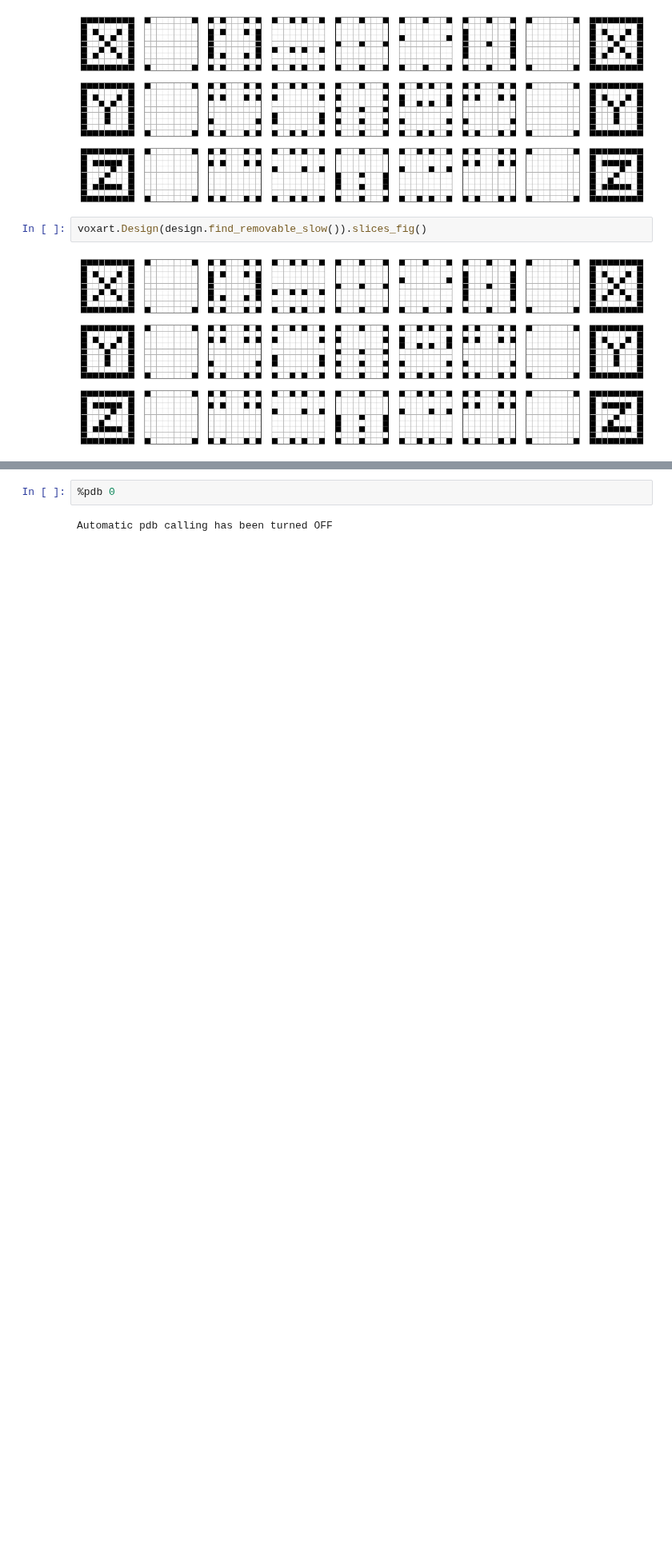
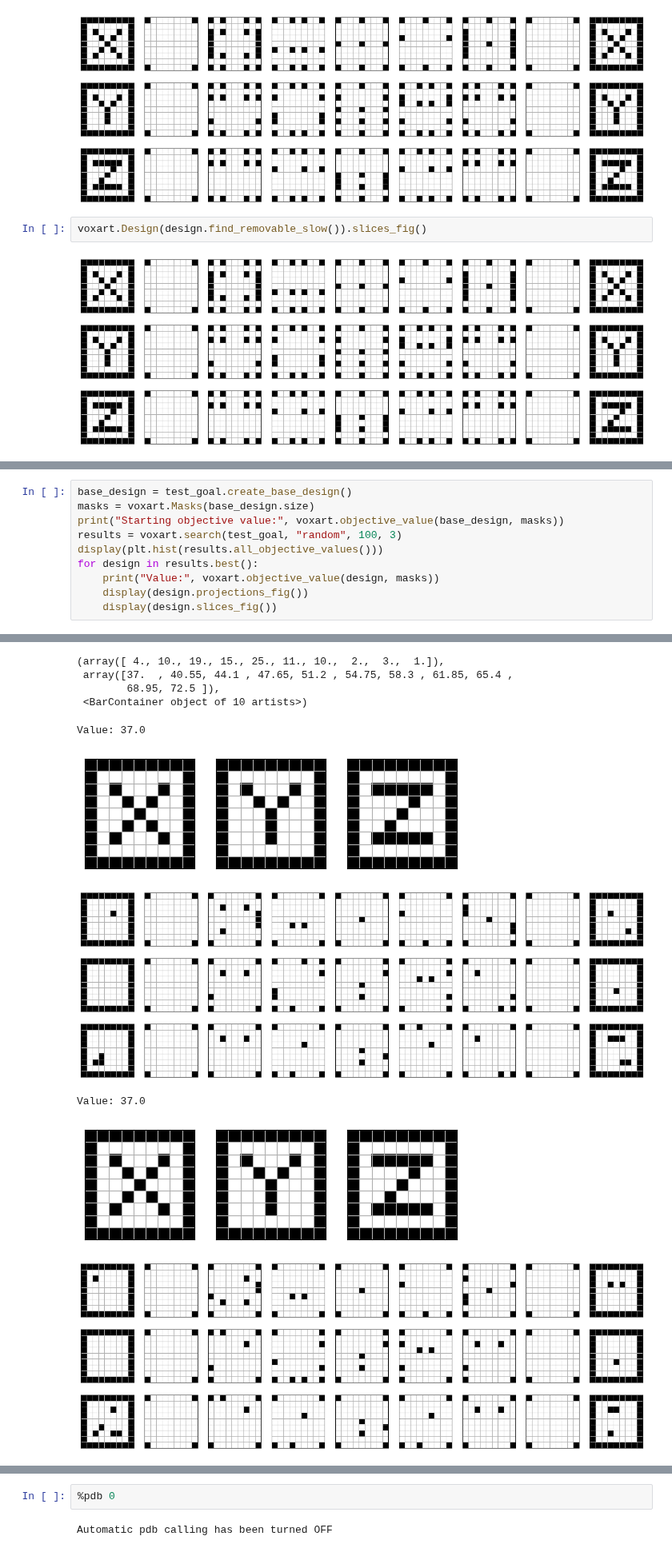
Before and after one commit to pfrstg/voxart, a Jupyter notebook: notebooks/dev.ipynb, the cells around one changed output, grey strips where cells are left out. Shown at 80% size. Saved outputs shown, nothing was run; the diff lists cells and outputs as text; blank space fills up the shorter version.

```diff
--- a/notebooks/dev.ipynb
+++ b/notebooks/dev.ipynb
@@ -259,0 +219,11 @@ dir(voxart)
+# %%
+base_design = test_goal.create_base_design()
+masks = voxart.Masks(base_design.size)
+print("Starting objective value:", voxart.objective_value(base_design, masks))
+results = voxart.search(test_goal, "random", 100, 3)
+display(plt.hist(results.all_objective_values()))
+for design in results.best():
+    print("Value:", voxart.objective_value(design, masks))
+    display(design.projections_fig())
+    display(design.slices_fig())
+# %% [output]
@@ -259,0 +234,10 @@ dir(voxart)
+(array([ 4., 10., 19., 15., 25., 11., 10.,  2.,  3.,  1.]),
+ array([37.  , 40.55, 44.1 , 47.65, 51.2 , 54.75, 58.3 , 61.85, 65.4 ,
+        68.95, 72.5 ]),
+ <BarContainer object of 10 artists>)
+Value: 37.0
+[figure, added]
+[figure, added]
+Value: 37.0
+[figure, added]
+[figure, added]
```
Also changed, not shown: parts of 15 cells of this notebook, 2 other files.
